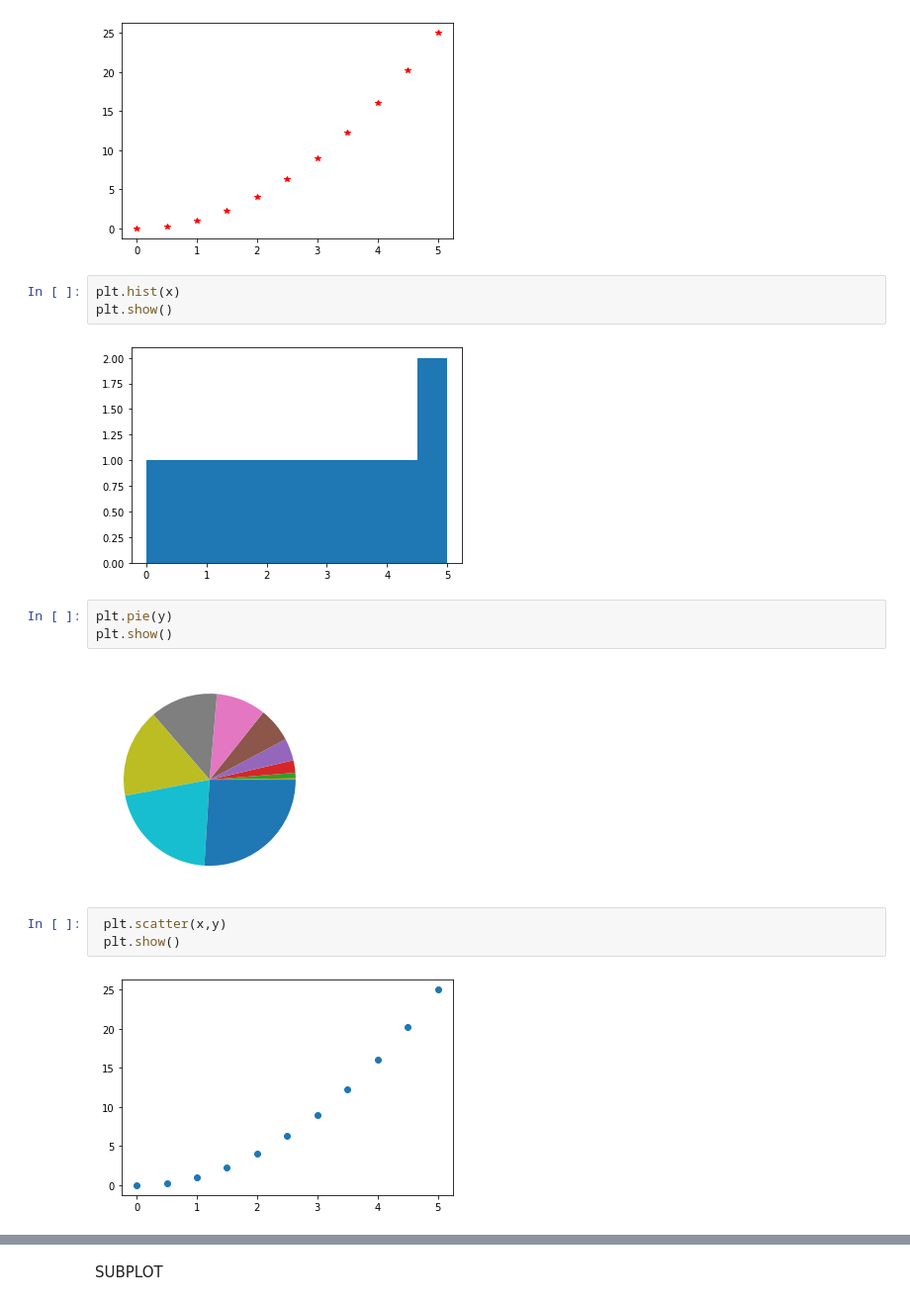
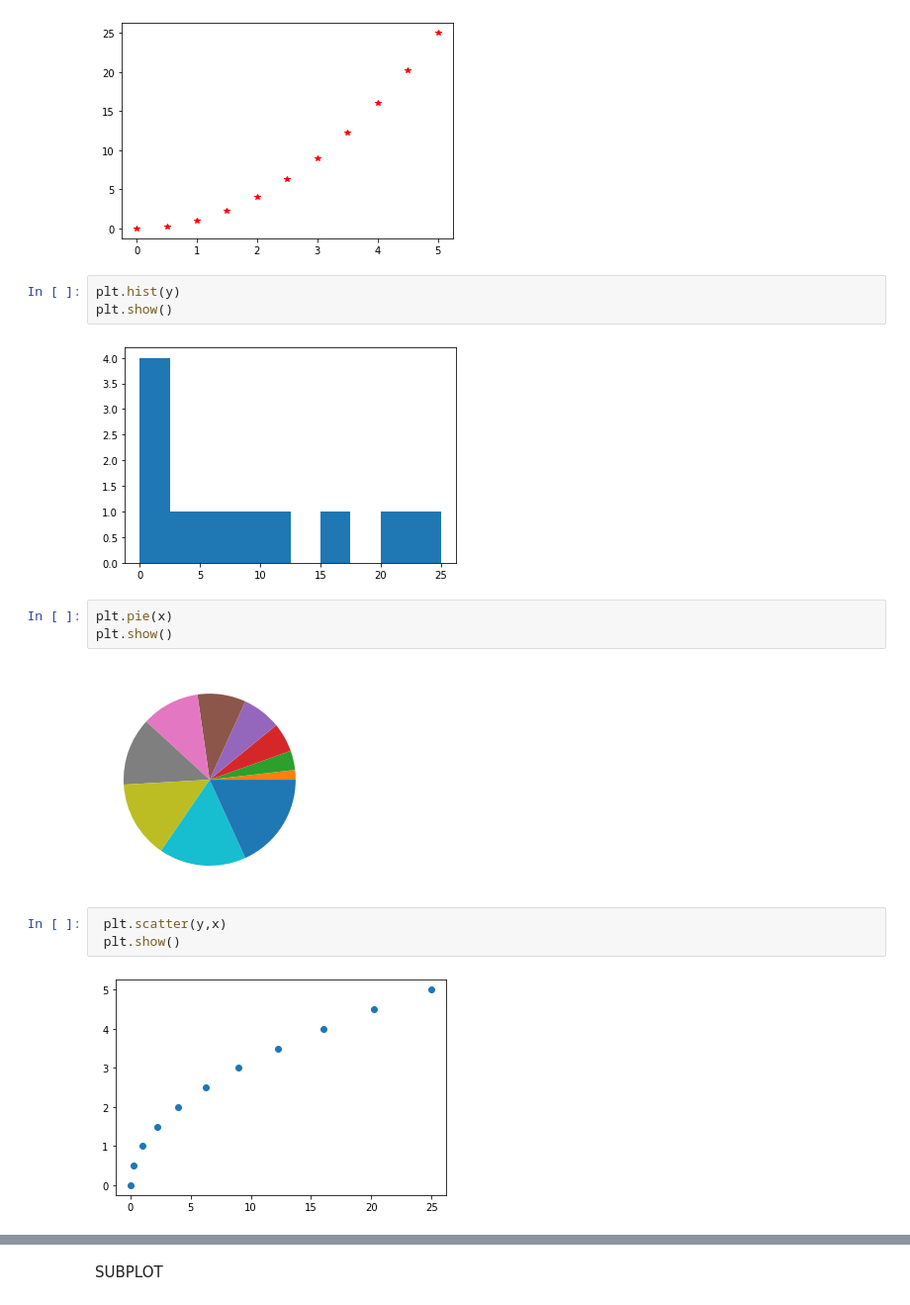
Before and after one commit to havipr/dataAnalytics, a Jupyter notebook: selfStudy/Matplotlib.ipynb, the cells around one changed output, grey strips where cells are left out. Shown at 99% size. Saved outputs shown, nothing was run; the diff lists cells and outputs as text.

Commit message:
practice .plot functions

```diff
--- a/selfStudy/Matplotlib.ipynb
+++ b/selfStudy/Matplotlib.ipynb
@@ -16,18 +16,18 @@ plt.show()
 # %% [output]
 [figure]
 # %%
-plt.hist(x)
+plt.hist(y)
 plt.show()
 # %% [output]
-[figure, old version]
+[figure, new version]
 # %%
-plt.pie(y)
+plt.pie(x)
 plt.show()
 # %% [output]
-[figure, old version]
+[figure, new version]
 # %%
- plt.scatter(x,y)
+ plt.scatter(y,x)
  plt.show()
 # %% [output]
-[figure, old version]
+[figure, new version]
 # %%
```
Also changed, not shown: parts of 1 cell of this notebook.
